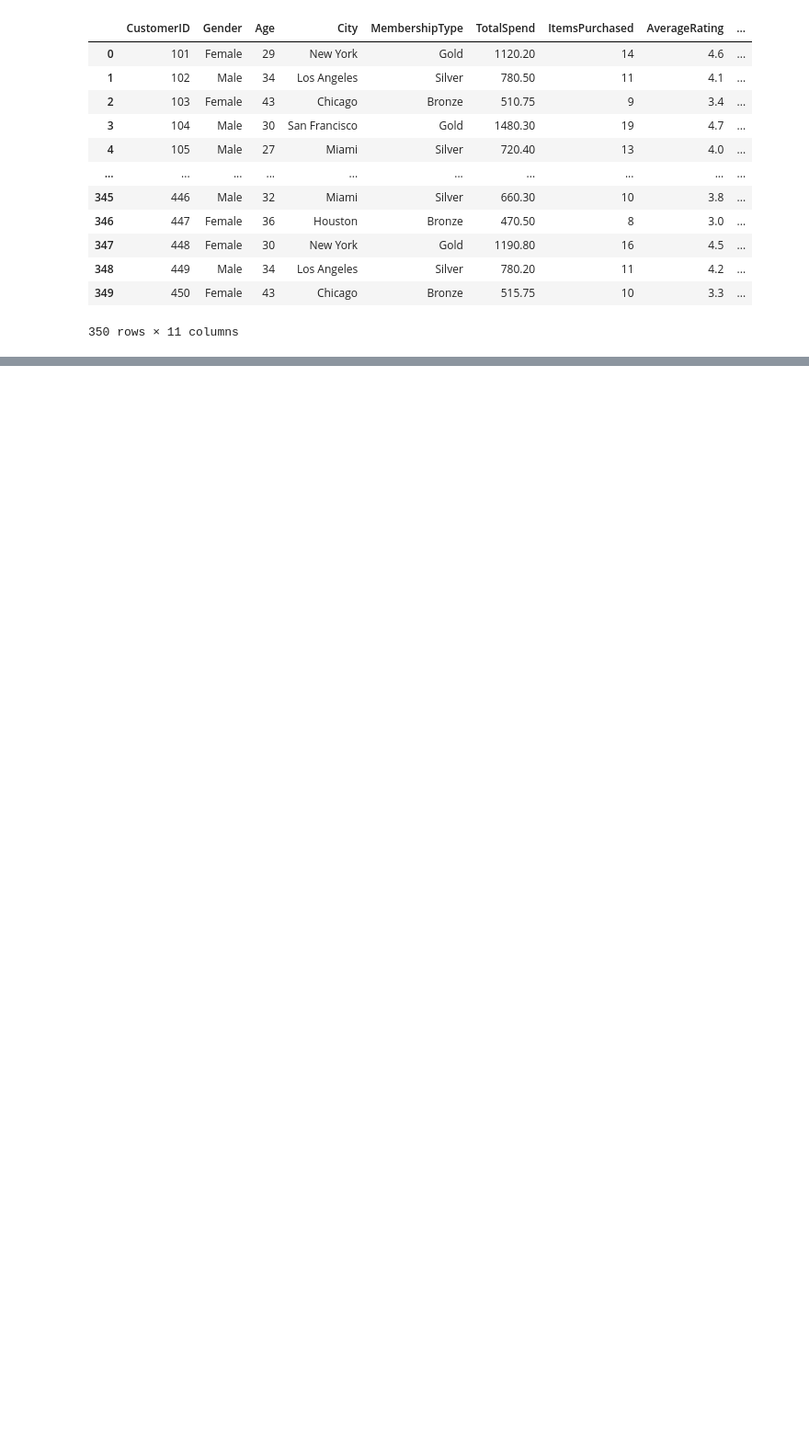
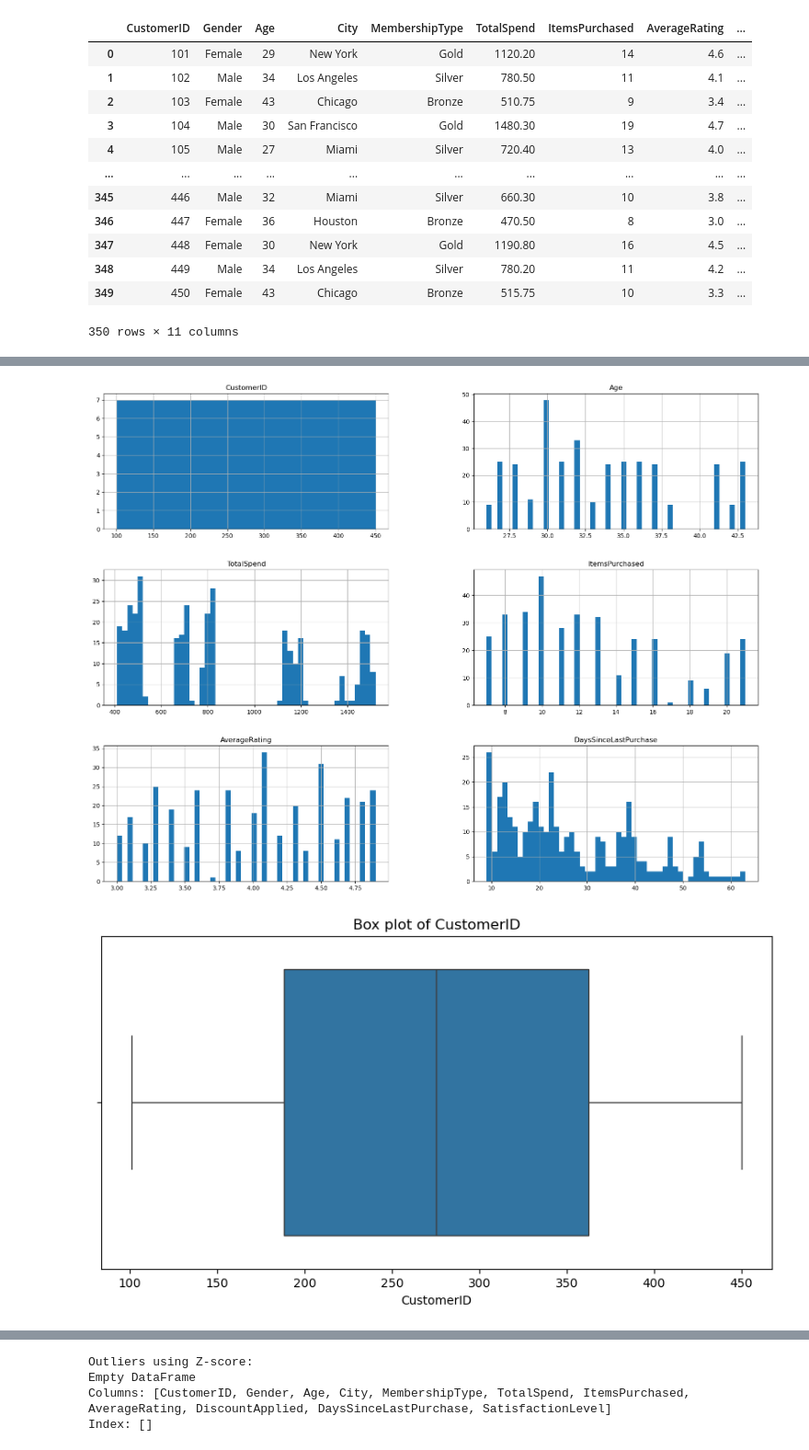
Before and after one commit to efantinatti/team_project-13, a Jupyter notebook: data/Team-13/Code/Exploring_Dataset.ipynb, the cells around one changed output, grey strips where cells are left out. Shown at 92% size. Cells and saved outputs as stored; diff of their text form; code cells hidden in the pictures; blank space fills up the shorter version.

Commit message:
Updated the Exploring_Dataset.ipynb with charts and calculates outliers detection.

```diff
--- a/data/Team-13/Code/Exploring_Dataset.ipynb
+++ b/data/Team-13/Code/Exploring_Dataset.ipynb
@@ -36,0 +71,18 @@ df
+# %%
+# Histograms for numerical columns
+df.hist(bins=50, figsize=(20, 15))
+plt.show()
+
+# Box plots to identify outliers
+for column in df.select_dtypes(include=['float64', 'int64']).columns:
+    plt.figure(figsize=(10, 5))
+    sns.boxplot(x=df[column])
+    plt.title(f'Box plot of {column}')
+    plt.show()
+
+# Pair plots for visualizing relationships between numerical features
+sns.pairplot(df)
+plt.show()
+# %% [output]
+[figure, added]
+[figure, added]
@@ -36,0 +95,8 @@ df
+# %%
+# Calculate Z-scores for numerical columns
+z_scores = df.select_dtypes(include=['float64', 'int64']).apply(zscore)
+# %% [output]
+Outliers using Z-score:
+Empty DataFrame
+Columns: [CustomerID, Gender, Age, City, MembershipType, TotalSpend, ItemsPurchased, AverageRating, DiscountApplied, DaysSinceLastPurchase, SatisfactionLevel]
+Index: []
```
Also changed, not shown: parts of 6 cells of this notebook.
